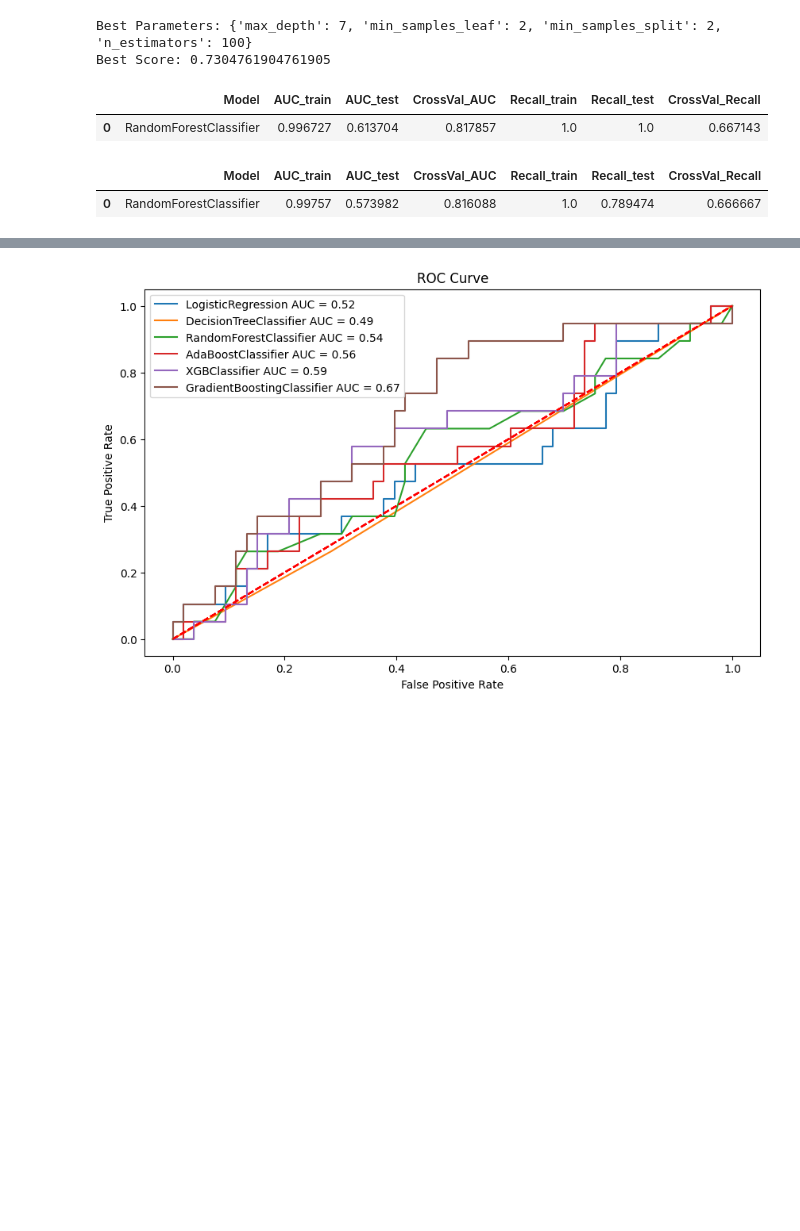
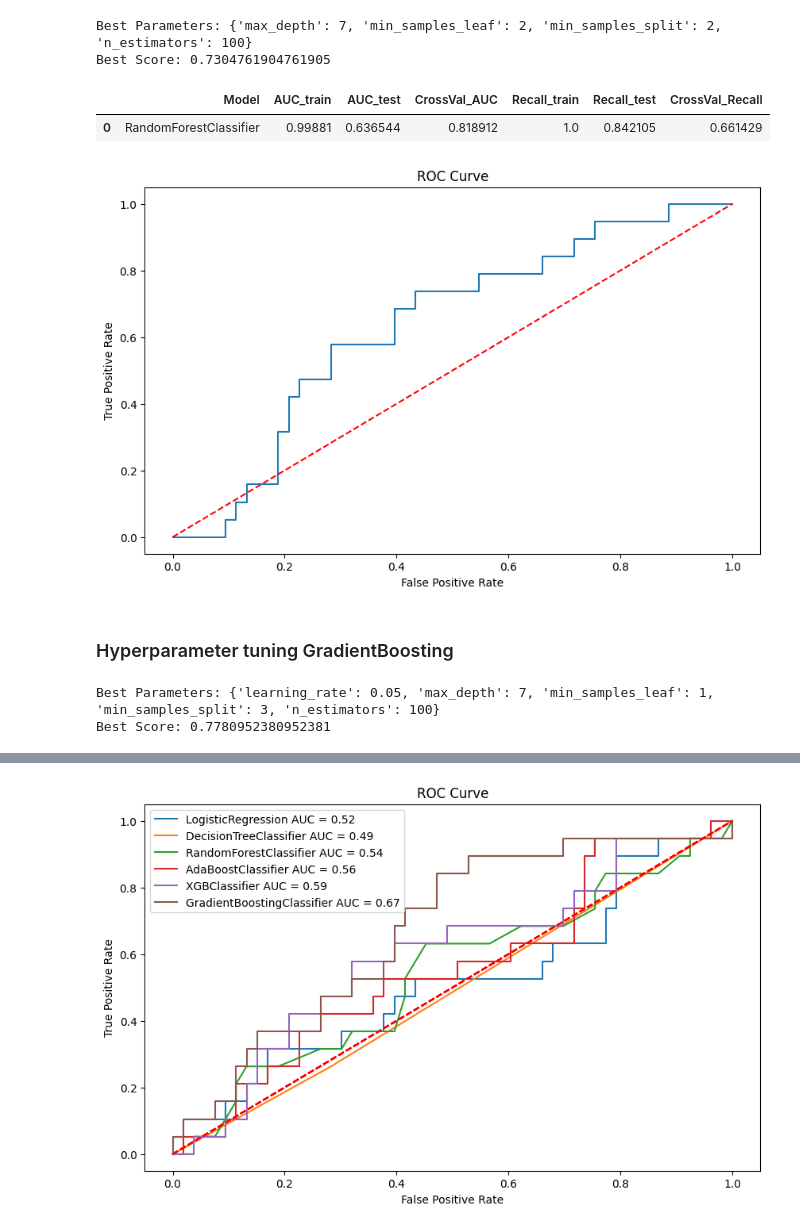
Before and after one commit to azaryasph/Improving-Employee-Retention-By-Predicting-Employee-Attrition-Using-Machine-Learning, a Jupyter notebook: notebook/predict_employee_attrition.ipynb, the cells around one changed output, grey strips where cells are left out. Saved outputs shown, nothing was run; the diff lists cells and outputs as text; code cells hidden in the pictures; blank space fills up the shorter version.

Commit message:
chore: hyperparameter tuned gradient boosting model

```diff
--- a/notebook/predict_employee_attrition.ipynb
+++ b/notebook/predict_employee_attrition.ipynb
@@ -1612,28 +1612,57 @@ print(f'Best Score: {best_score}')
 Best Parameters: {'max_depth': 7, 'min_samples_leaf': 2, 'min_samples_split': 2, 'n_estimators': 100}
 Best Score: 0.7304761904761905
 # %%
-rf_tuned = RandomForestClassifier(**best_params)
+rf_tuned = RandomForestClassifier(**best_params, random_state=103)
 
 # Train and evaluate the tuned Random Forest model
-score_rf_tuned = train_eval_model(rf_tuned, X_train_new, y_train_over, X_test_new, y_test, 0.25)
+score_rf_tuned = train_eval_model(rf_tuned, X_train_new, y_train_over, X_test_new, y_test, 0.35)
 
 # Display the evaluation metrics of the tuned Random Forest model
-score_rf_tuned
+display(score_rf_tuned)
+
+fig, ax = plt.subplots(figsize=(10, 6))
+
+plot_roc_curve(rf_tuned, X_train_new, y_train_over, X_test_new, y_test, ax)
 # %% [output]
 |  | Model | AUC_train | AUC_test | CrossVal_AUC | Recall_train | Recall_test | CrossVal_Recall |
-| 0 | RandomForestClassifier | 0.996727 | 0.613704 | 0.817857 | 1.0 | 1.0 | 0.667143 |
+| 0 | RandomForestClassifier | 0.99881 | 0.636544 | 0.818912 | 1.0 | 0.842105 | 0.661429 |
+[figure, added]
-# %%
-param_tune = {
-    'n_estimators': 100,
-    'max_depth': 7,
-    'min_samples_split': 2,
-    'min_samples_leaf': 2
-}
-
-rf_tuned2 = RandomForestClassifier(**param_tune, random_state=100)
-
-score = train_eval_model(rf_tuned2, X_train_new, y_train_over, X_test_new, y_test, 0.35)
-score
-# %% [output]
-|  | Model | AUC_train | AUC_test | CrossVal_AUC | Recall_train | Recall_test | CrossVal_Recall |
-| 0 | RandomForestClassifier | 0.99757 | 0.573982 | 0.816088 | 1.0 | 0.789474 | 0.666667 |
+# %% [markdown]
+### Hyperparameter tuning GradientBoosting
+# %%
+# Define parameters to tune Gradient Boosting
+param_gb ={
+    'n_estimators': [100, 200, 300],
+    'max_depth': [3, 5, 7, 9],
+    'min_samples_split': [2, 3, 4, 5],
+    'min_samples_leaf': [1, 2, 3],
+    'learning_rate': [0.01, 0.05, 0.1, 0.2]
+}
+
+# Initialize Gradient Boosting
+gb_gs = GradientBoostingClassifier(random_state=103)
+
+# Initialize GridSearchCV
+grid_search_gb = GridSearchCV(
+    estimator=gb_gs,
+    param_grid=param_gb,
+    scoring='recall',
+    cv=10,
+    n_jobs=-1
+)
+
+# Fit the model to the training data
+grid_search_gb.fit(X_train_new, y_train_over)
+
+# Get the best parameters
+best_params_gb = grid_search_gb.best_params_
+
+# Get the best score
+best_score_gb = grid_search_gb.best_score_
+
+# Display the best parameters and best score
+print(f'Best Parameters: {best_params_gb}')
+print(f'Best Score: {best_score_gb}')
+# %% [output]
+Best Parameters: {'learning_rate': 0.05, 'max_depth': 7, 'min_samples_leaf': 1, 'min_samples_split': 3, 'n_estimators': 100}
+Best Score: 0.7780952380952381
```
Also changed, not shown: parts of 5 cells of this notebook.
